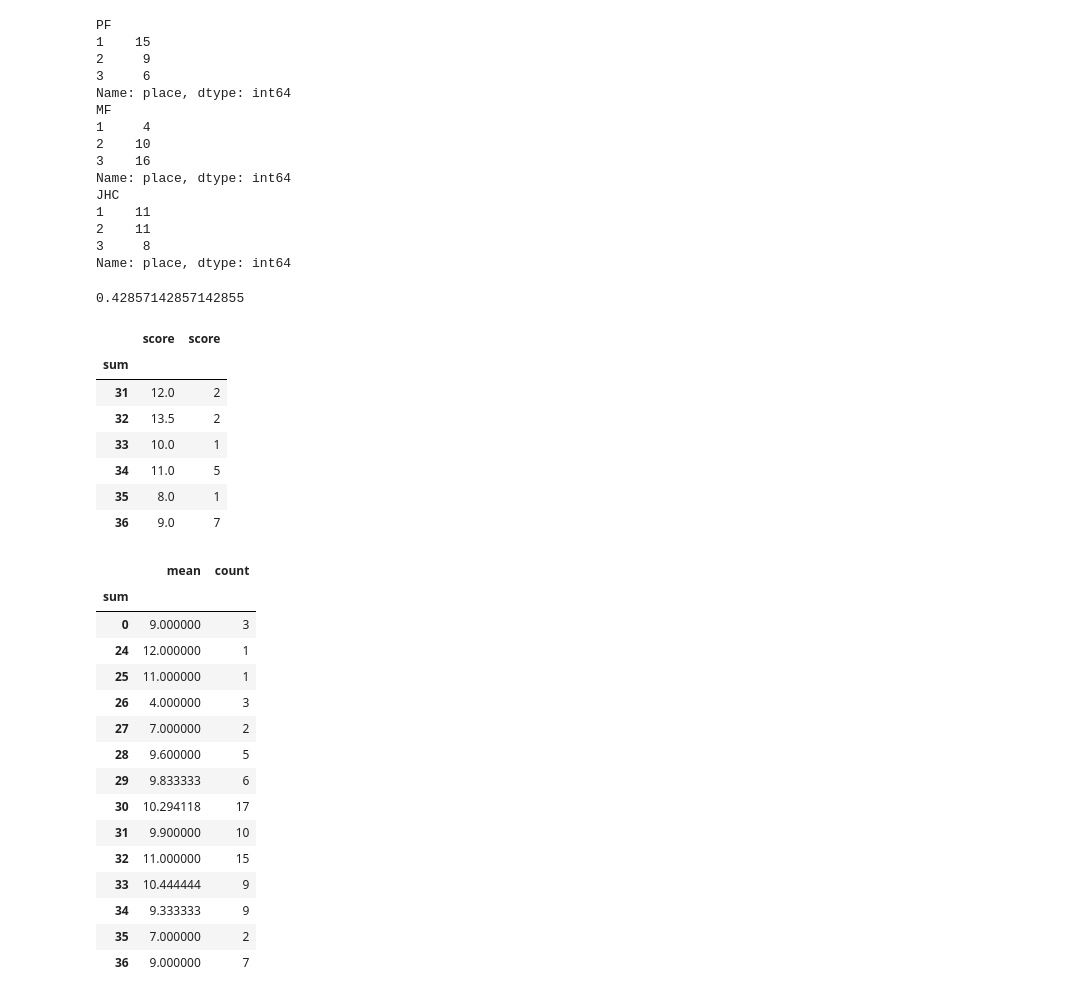
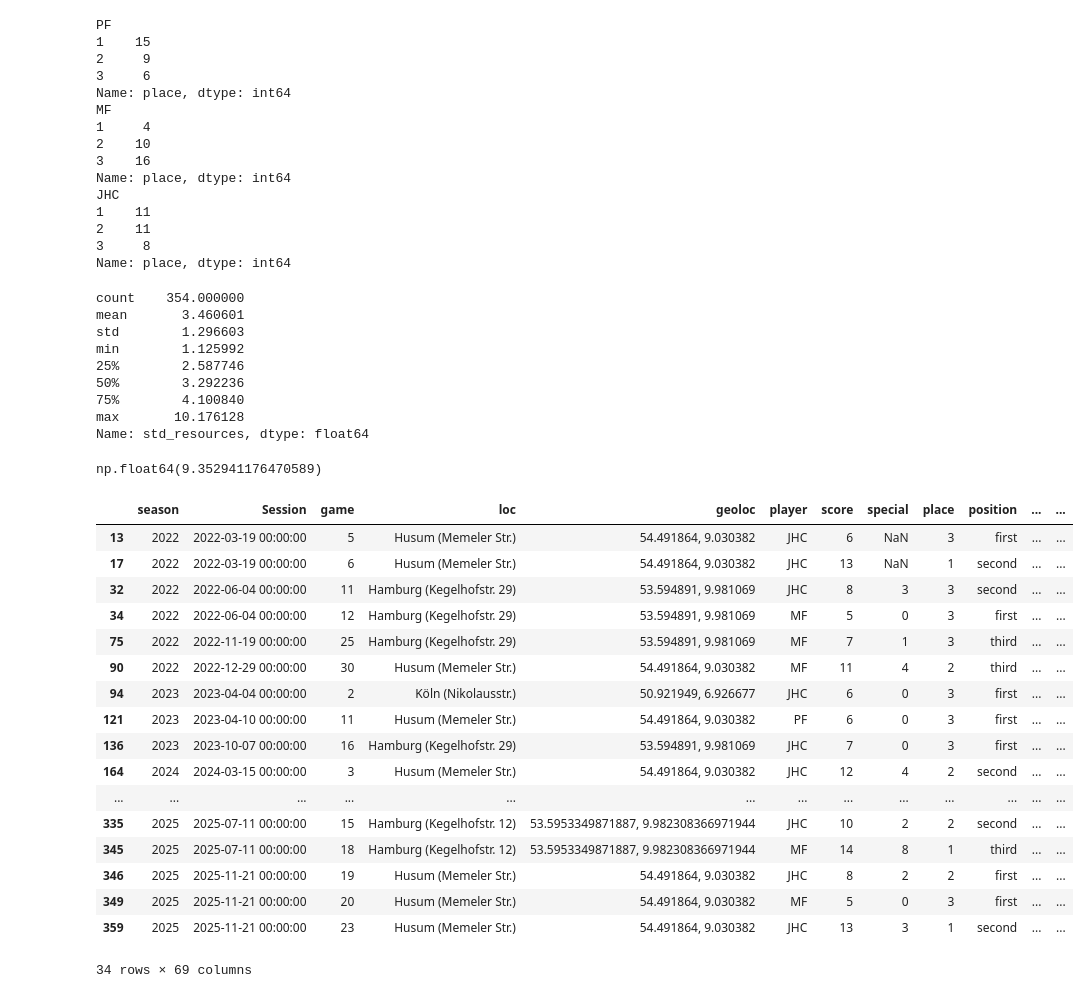
Before and after one commit to mxfuh/catan_data, a Jupyter notebook: catan_insights.ipynb, the cells around one changed output. Saved outputs shown, nothing was run; the diff lists cells and outputs as text; code cells hidden in the pictures.

```diff
--- a/catan_insights.ipynb
+++ b/catan_insights.ipynb
@@ -280,45 +415,43 @@ JHC
 2    11
 3     8
 Name: place, dtype: int64
+# %%
+data["std_resources"] = data[[col for col in data if "p_sum" in col]].std(axis = 1)
+# %%
+data["std_resources"].describe()
+# %% [output]
+count    354.000000
+mean       3.460601
+std        1.296603
+min        1.125992
+25%        2.587746
+50%        3.292236
+75%        4.100840
+max       10.176128
+Name: std_resources, dtype: float64
 # %%
 #relativ ausgeglichene rohstoffwahl: effekt auf siegquote
-df.loc[(df["std_resources"]>2) & (df["std_resources"]<3)]["victor"].mean()
+data.loc[(data["std_resources"]>3)]["score"].mean()
 # %% [output]
-0.42857142857142855
+np.float64(9.352941176470589)
-# %%
-#
-a = df.loc[df["advantage"] ==1].groupby("sum").agg("mean")["score"]
-b = df.loc[df["advantage"] ==1].groupby("sum").agg("count")["score"]
-pd.concat([a,b],axis = 1)
-# %% [output]
-|  | score | score |
-| sum |  |  |
-| 31 | 12.0 | 2 |
-| 32 | 13.5 | 2 |
-| 33 | 10.0 | 1 |
-| 34 | 11.0 | 5 |
-| 35 | 8.0 | 1 |
-| 36 | 9.0 | 7 |
-# %%
-#
-a = df.groupby("sum").agg("mean")["score"].rename("mean")
-b = df.groupby("sum").agg("count")["score"].rename("count")
-
-pd.concat([a,b],axis = 1)
-# %% [output]
-|  | mean | count |
-| sum |  |  |
-| 0 | 9.000000 | 3 |
-| 24 | 12.000000 | 1 |
-| 25 | 11.000000 | 1 |
-| 26 | 4.000000 | 3 |
-| 27 | 7.000000 | 2 |
-| 28 | 9.600000 | 5 |
-| 29 | 9.833333 | 6 |
-| 30 | 10.294118 | 17 |
-| 31 | 9.900000 | 10 |
-| 32 | 11.000000 | 15 |
-| 33 | 10.444444 | 9 |
-| 34 | 9.333333 | 9 |
-| 35 | 7.000000 | 2 |
-| 36 | 9.000000 | 7 |
+# %%
+data.loc[(data["std_resources"]>5)]
+# %% [output]
+|  | season | Session | game | loc | geoloc | player | score | special | place | position | ... | ... |
+| 13 | 2022 | 2022-03-19 00:00:00 | 5 | Husum (Memeler Str.) | 54.491864, 9.030382 | JHC | 6 | NaN | 3 | first | ... | ... |
+| 17 | 2022 | 2022-03-19 00:00:00 | 6 | Husum (Memeler Str.) | 54.491864, 9.030382 | JHC | 13 | NaN | 1 | second | ... | ... |
+| 32 | 2022 | 2022-06-04 00:00:00 | 11 | Hamburg (Kegelhofstr. 29) | 53.594891, 9.981069 | JHC | 8 | 3 | 3 | second | ... | ... |
+| 34 | 2022 | 2022-06-04 00:00:00 | 12 | Hamburg (Kegelhofstr. 29) | 53.594891, 9.981069 | MF | 5 | 0 | 3 | first | ... | ... |
+| 75 | 2022 | 2022-11-19 00:00:00 | 25 | Hamburg (Kegelhofstr. 29) | 53.594891, 9.981069 | MF | 7 | 1 | 3 | third | ... | ... |
+| 90 | 2022 | 2022-12-29 00:00:00 | 30 | Husum (Memeler Str.) | 54.491864, 9.030382 | MF | 11 | 4 | 2 | third | ... | ... |
+| 94 | 2023 | 2023-04-04 00:00:00 | 2 | Köln (Nikolausstr.) | 50.921949, 6.926677 | JHC | 6 | 0 | 3 | first | ... | ... |
+| 121 | 2023 | 2023-04-10 00:00:00 | 11 | Husum (Memeler Str.) | 54.491864, 9.030382 | PF | 6 | 0 | 3 | first | ... | ... |
+| 136 | 2023 | 2023-10-07 00:00:00 | 16 | Hamburg (Kegelhofstr. 29) | 53.594891, 9.981069 | JHC | 7 | 0 | 3 | first | ... | ... |
+| 164 | 2024 | 2024-03-15 00:00:00 | 3 | Husum (Memeler Str.) | 54.491864, 9.030382 | JHC | 12 | 4 | 2 | second | ... | ... |
+| ... | ... | ... | ... | ... | ... | ... | ... | ... | ... | ... | ... | ... |
+| 335 | 2025 | 2025-07-11 00:00:00 | 15 | Hamburg (Kegelhofstr. 12) | 53.5953349871887, 9.982308366971944 | JHC | 10 | 2 | 2 | second | ... | ... |
+| 345 | 2025 | 2025-07-11 00:00:00 | 18 | Hamburg (Kegelhofstr. 12) | 53.5953349871887, 9.982308366971944 | MF | 14 | 8 | 1 | third | ... | ... |
+| 346 | 2025 | 2025-11-21 00:00:00 | 19 | Husum (Memeler Str.) | 54.491864, 9.030382 | JHC | 8 | 2 | 2 | first | ... | ... |
+| 349 | 2025 | 2025-11-21 00:00:00 | 20 | Husum (Memeler Str.) | 54.491864, 9.030382 | MF | 5 | 0 | 3 | first | ... | ... |
+| 359 | 2025 | 2025-11-21 00:00:00 | 23 | Husum (Memeler Str.) | 54.491864, 9.030382 | JHC | 13 | 3 | 1 | second | ... | ... |
+34 rows × 69 columns
```
Also changed, not shown: parts of 23 cells of this notebook, 2 other files.
